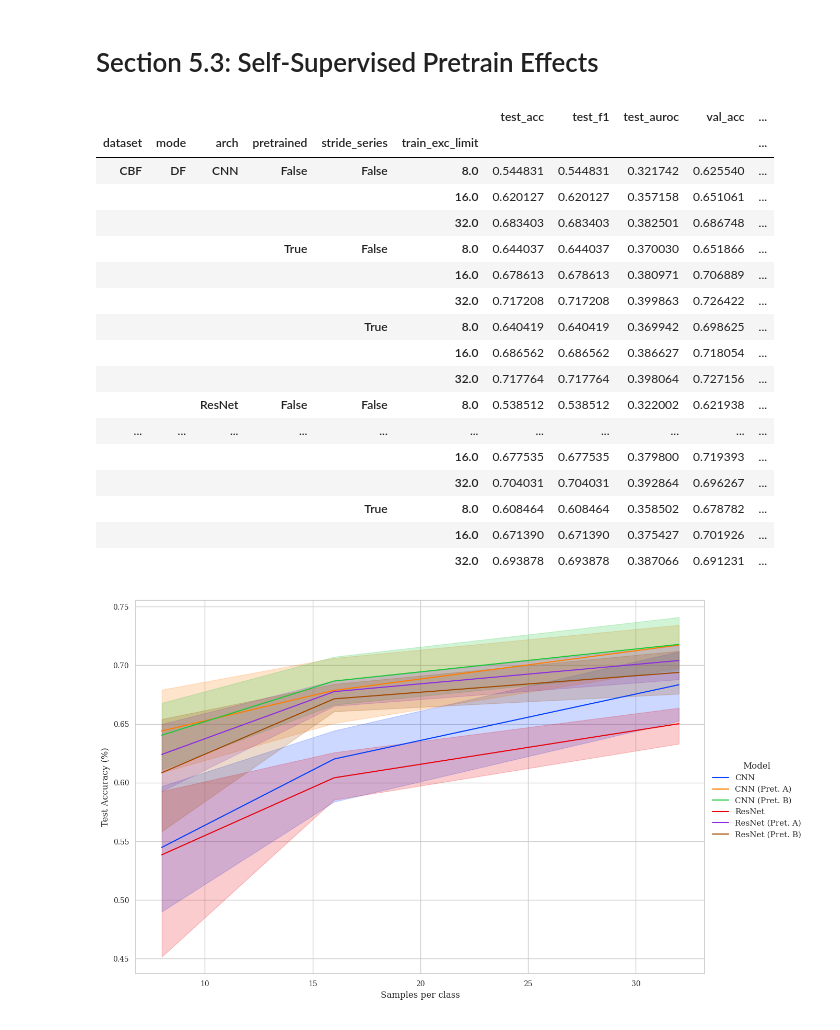
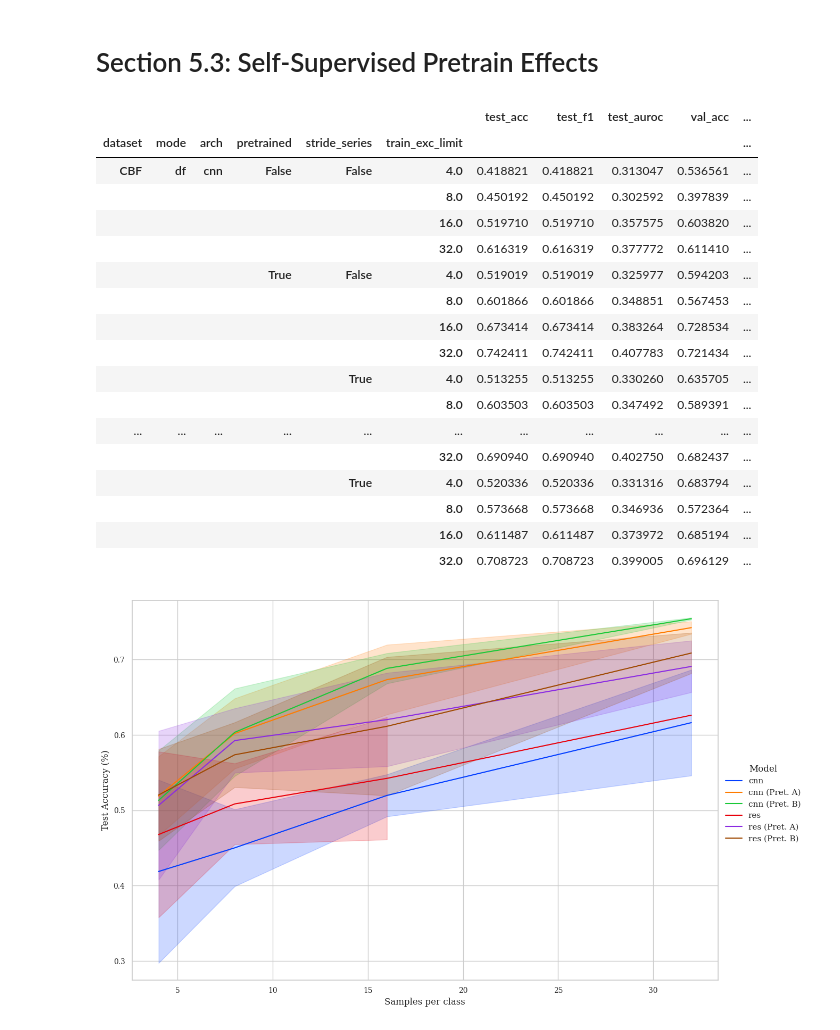
Before and after one commit to mbisan/s3ts, a Jupyter notebook: figures.ipynb, the cells around one changed output. Saved outputs shown, nothing was run; the diff lists cells and outputs as text; code cells hidden in the pictures.

```diff
--- a/figures.ipynb
+++ b/figures.ipynb
@@ -12,7 +12,7 @@ from pathlib import Path
 # %% [markdown]
 ### Load the data from the experiments
 # %%
-folder = Path("storage/synced")
+folder = Path("storage/results/")
 
 # load all csv files in the folder using pandas
 df = pd.concat([pd.read_csv(f) for f in folder.glob("*.csv")])
@@ -232,40 +220,40 @@ data.groupby(["dataset", "mode", "arch", "pretrained", "stride_series", 'train_e
 # %% [output]
 |  |  |  |  |  |  | test_acc | test_f1 | test_auroc | val_acc | ... |
 | dataset | mode | arch | pretrained | stride_series | train_exc_limit |  |  |  |  | ... |
-| CBF | DF | CNN | False | False | 8.0 | 0.544831 | 0.544831 | 0.321742 | 0.625540 | ... |
-|  |  |  |  |  | 16.0 | 0.620127 | 0.620127 | 0.357158 | 0.651061 | ... |
-|  |  |  |  |  | 32.0 | 0.683403 | 0.683403 | 0.382501 | 0.686748 | ... |
-|  |  |  | True | False | 8.0 | 0.644037 | 0.644037 | 0.370030 | 0.651866 | ... |
-|  |  |  |  |  | 16.0 | 0.678613 | 0.678613 | 0.380971 | 0.706889 | ... |
-|  |  |  |  |  | 32.0 | 0.717208 | 0.717208 | 0.399863 | 0.726422 | ... |
-|  |  |  |  | True | 8.0 | 0.640419 | 0.640419 | 0.369942 | 0.698625 | ... |
-|  |  |  |  |  | 16.0 | 0.686562 | 0.686562 | 0.386627 | 0.718054 | ... |
-|  |  |  |  |  | 32.0 | 0.717764 | 0.717764 | 0.398064 | 0.727156 | ... |
-|  |  | ResNet | False | False | 8.0 | 0.538512 | 0.538512 | 0.322002 | 0.621938 | ... |
+| CBF | df | cnn | False | False | 4.0 | 0.418821 | 0.418821 | 0.313047 | 0.536561 | ... |
+|  |  |  |  |  | 8.0 | 0.450192 | 0.450192 | 0.302592 | 0.397839 | ... |
+|  |  |  |  |  | 16.0 | 0.519710 | 0.519710 | 0.357575 | 0.603820 | ... |
+|  |  |  |  |  | 32.0 | 0.616319 | 0.616319 | 0.377772 | 0.611410 | ... |
+|  |  |  | True | False | 4.0 | 0.519019 | 0.519019 | 0.325977 | 0.594203 | ... |
+|  |  |  |  |  | 8.0 | 0.601866 | 0.601866 | 0.348851 | 0.567453 | ... |
+|  |  |  |  |  | 16.0 | 0.673414 | 0.673414 | 0.383264 | 0.728534 | ... |
+|  |  |  |  |  | 32.0 | 0.742411 | 0.742411 | 0.407783 | 0.721434 | ... |
+|  |  |  |  | True | 4.0 | 0.513255 | 0.513255 | 0.330260 | 0.635705 | ... |
+|  |  |  |  |  | 8.0 | 0.603503 | 0.603503 | 0.347492 | 0.589391 | ... |
 | ... | ... | ... | ... | ... | ... | ... | ... | ... | ... | ... |
-|  |  |  |  |  | 16.0 | 0.677535 | 0.677535 | 0.379800 | 0.719393 | ... |
-|  |  |  |  |  | 32.0 | 0.704031 | 0.704031 | 0.392864 | 0.696267 | ... |
-|  |  |  |  | True | 8.0 | 0.608464 | 0.608464 | 0.358502 | 0.678782 | ... |
-|  |  |  |  |  | 16.0 | 0.671390 | 0.671390 | 0.375427 | 0.701926 | ... |
-|  |  |  |  |  | 32.0 | 0.693878 | 0.693878 | 0.387066 | 0.691231 | ... |
+|  |  |  |  |  | 32.0 | 0.690940 | 0.690940 | 0.402750 | 0.682437 | ... |
+|  |  |  |  | True | 4.0 | 0.520336 | 0.520336 | 0.331316 | 0.683794 | ... |
+|  |  |  |  |  | 8.0 | 0.573668 | 0.573668 | 0.346936 | 0.572364 | ... |
+|  |  |  |  |  | 16.0 | 0.611487 | 0.611487 | 0.373972 | 0.685194 | ... |
+|  |  |  |  |  | 32.0 | 0.708723 | 0.708723 | 0.399005 | 0.696129 | ... |
 # %%
 # Generate a plot
 data["Model"] = data["arch"] + " " + data["pretrained"].replace({True: "(Pret. ", False: ""}) + data["stride_series"].replace({True: "B)", False: "A)"})
-data["Model"].replace({"CNN A)": "CNN", "ResNet A)": "ResNet"}, inplace=True)
+data["Model"].replace({"cnn A)": "cnn", "res A)": "res"}, inplace=True)
 data.sort_values(['Model'], inplace=True)
 
 sns.set_theme()
 sns.set_style("whitegrid")
 plt.rc('font', family='serif')
 plt.rc('xtick', labelsize='small')
 plt.rc('ytick', labelsize='small')
 
 g = sns.relplot(data=data, x="train_exc_limit", y="test_acc", hue='Model', kind="line", palette="bright",
                 height=8, aspect=1.5, legend=True, facet_kws={"despine": False})
 
 g.set_ylabels("Test Accuracy (%)")
 g.set_xlabels("Samples per class");
 
 g.savefig("figures/pretrain.pdf", bbox_inches='tight')
 # %% [output]
-[figure, old version]
+[figure, new version]
```
Also changed, not shown: parts of 8 cells of this notebook, 17 other files.
